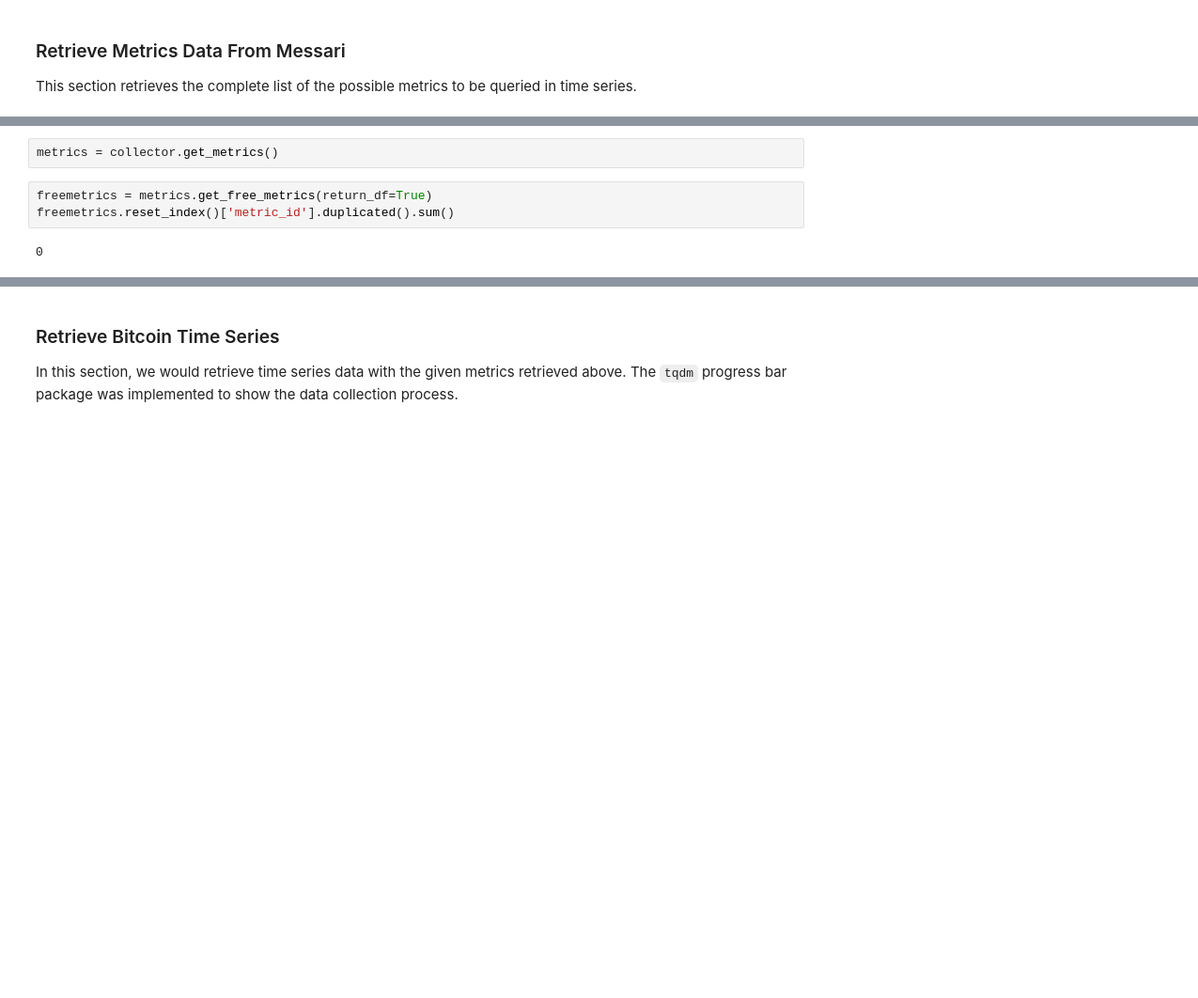
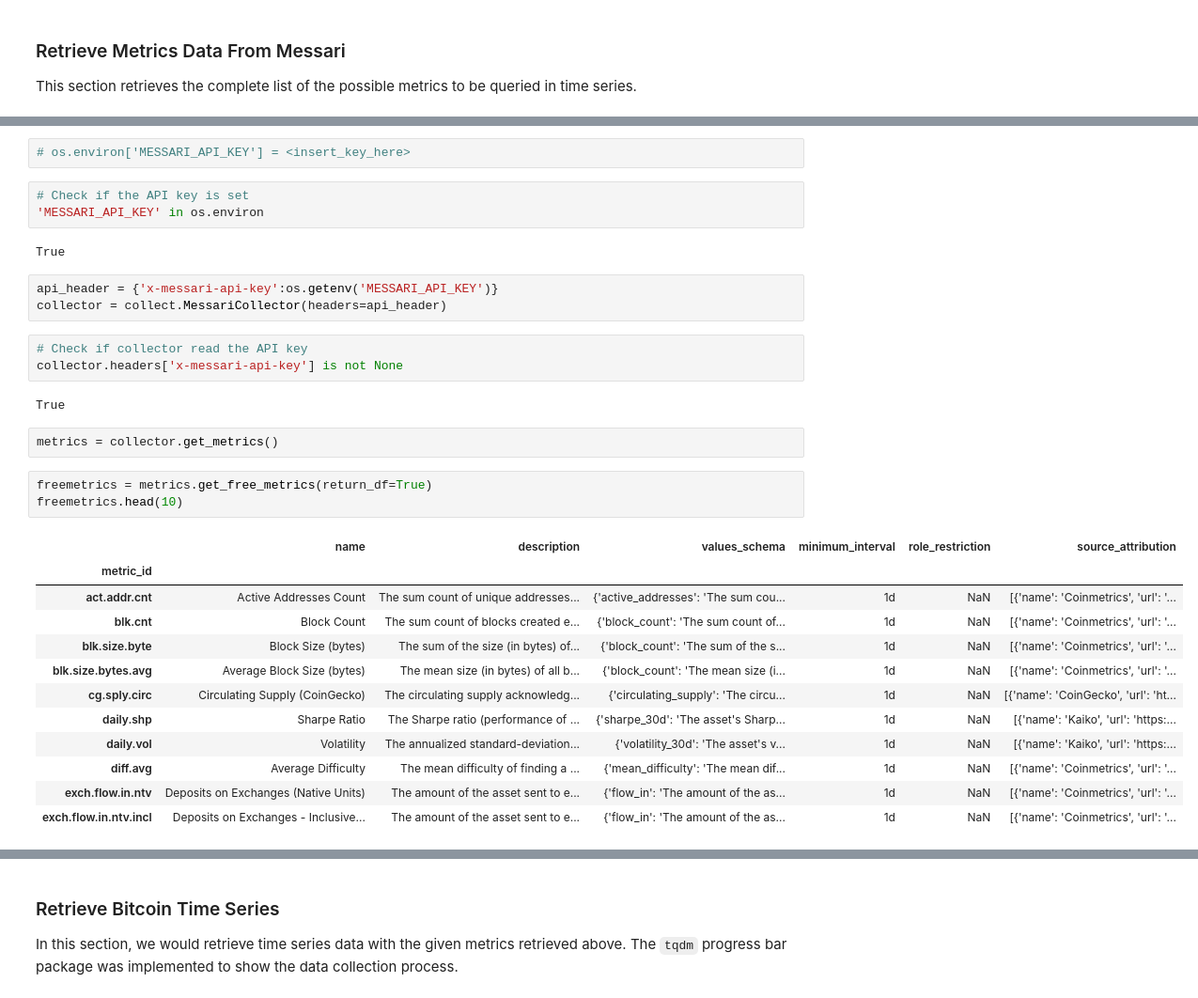
Before and after one commit to KaidenFrizu/recurrent-bitcoin-network, a Jupyter notebook: docs/DataCollection.ipynb, the cells around one changed output, grey strips where cells are left out. Shown: that part at 94% size. Drawn from its saved outputs; the diff is of its cells as text; blank space fills up the shorter version.

```diff
--- a/docs/DataCollection.ipynb
+++ b/docs/DataCollection.ipynb
@@ -37,7 +39,33 @@ collector = Collector()
+# %%
+# os.environ['MESSARI_API_KEY'] = <insert_key_here>
+# %%
+# Check if the API key is set
+'MESSARI_API_KEY' in os.environ
+# %% [output]
+True
+# %%
+api_header = {'x-messari-api-key':os.getenv('MESSARI_API_KEY')}
+collector = collect.MessariCollector(headers=api_header)
+# %%
+# Check if collector read the API key
+collector.headers['x-messari-api-key'] is not None
+# %% [output]
+True
 # %%
 metrics = collector.get_metrics()
 # %%
 freemetrics = metrics.get_free_metrics(return_df=True)
-freemetrics.reset_index()['metric_id'].duplicated().sum()
+freemetrics.head(10)
 # %% [output]
-0
+|  | name | description | values_schema | minimum_interval | role_restriction | source_attribution |
+| metric_id |  |  |  |  |  |  |
+| act.addr.cnt | Active Addresses Count | The sum count of unique addresses... | {'active_addresses': 'The sum cou... | 1d | NaN | [{'name': 'Coinmetrics', 'url': '... |
+| blk.cnt | Block Count | The sum count of blocks created e... | {'block_count': 'The sum count of... | 1d | NaN | [{'name': 'Coinmetrics', 'url': '... |
+| blk.size.byte | Block Size (bytes) | The sum of the size (in bytes) of... | {'block_count': 'The sum of the s... | 1d | NaN | [{'name': 'Coinmetrics', 'url': '... |
+| blk.size.bytes.avg | Average Block Size (bytes) | The mean size (in bytes) of all b... | {'block_count': 'The mean size (i... | 1d | NaN | [{'name': 'Coinmetrics', 'url': '... |
+| cg.sply.circ | Circulating Supply (CoinGecko) | The circulating supply acknowledg... | {'circulating_supply': 'The circu... | 1d | NaN | [{'name': 'CoinGecko', 'url': 'ht... |
+| daily.shp | Sharpe Ratio | The Sharpe ratio (performance of ... | {'sharpe_30d': 'The asset's Sharp... | 1d | NaN | [{'name': 'Kaiko', 'url': 'https:... |
+| daily.vol | Volatility | The annualized standard-deviation... | {'volatility_30d': 'The asset's v... | 1d | NaN | [{'name': 'Kaiko', 'url': 'https:... |
+| diff.avg | Average Difficulty | The mean difficulty of finding a ... | {'mean_difficulty': 'The mean dif... | 1d | NaN | [{'name': 'Coinmetrics', 'url': '... |
+| exch.flow.in.ntv | Deposits on Exchanges (Native Units) | The amount of the asset sent to e... | {'flow_in': 'The amount of the as... | 1d | NaN | [{'name': 'Coinmetrics', 'url': '... |
+| exch.flow.in.ntv.incl | Deposits on Exchanges - Inclusive... | The amount of the asset sent to e... | {'flow_in': 'The amount of the as... | 1d | NaN | [{'name': 'Coinmetrics', 'url': '... |
```
Also changed, not shown: parts of 22 cells of this notebook, 4 other files.
